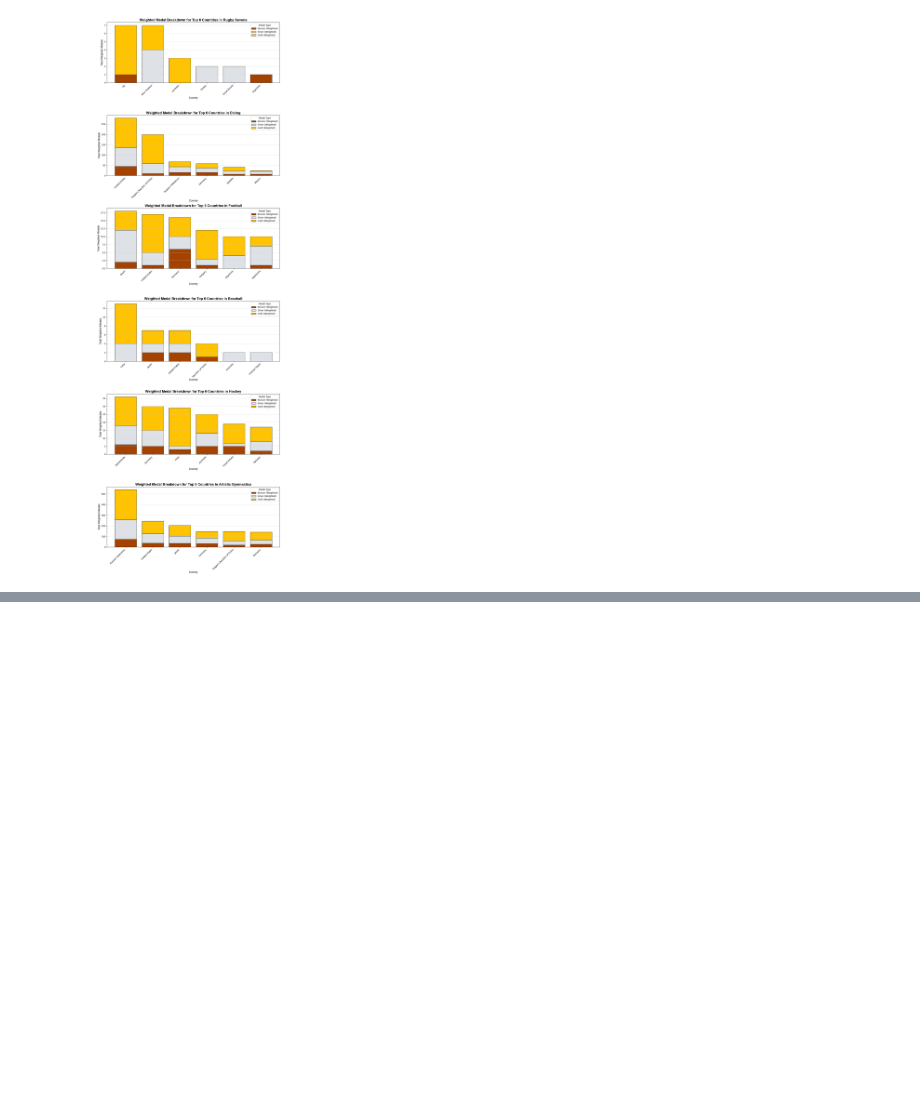
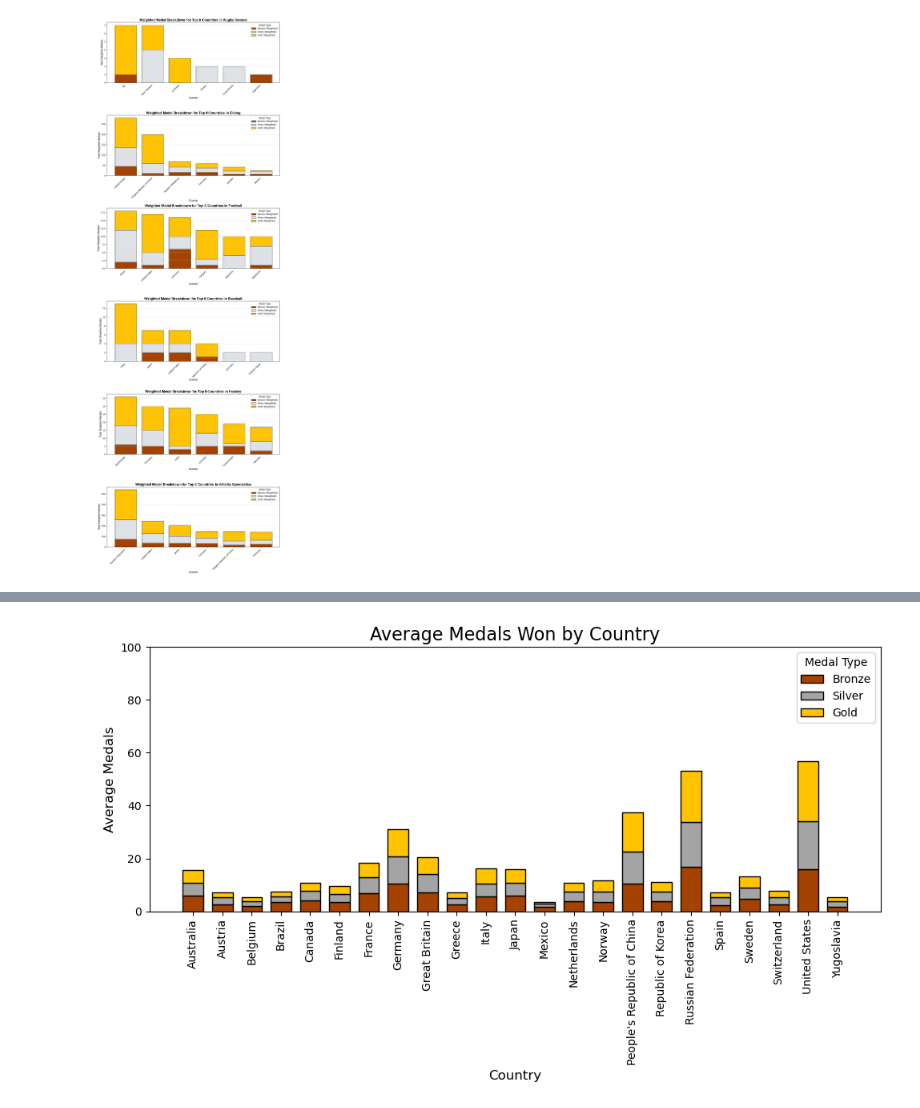
Before and after one commit to Gartles20/Project-1-Group-5, a Jupyter notebook: dataframes_Thomas.ipynb, the cells around one changed output, grey strips where cells are left out. Drawn from its saved outputs; the diff is of its cells as text; code cells hidden in the pictures; blank space fills up the shorter version.

```diff
--- a/dataframes_Thomas.ipynb
+++ b/dataframes_Thomas.ipynb
@@ -375,0 +634,9 @@ plt.show()
+# %%
+df_country_totals = df_Medal_Tally.groupby("country").agg(
+    total_gold=("gold", "sum"),
+    total_silver=("silver", "sum"),
+    total_bronze=("bronze", "sum"),
+    total_medals=("total", "sum"),
+    times_competed=("edition", "count")
+).reset_index()
+df_country_totals.head()
@@ -375,0 +650,76 @@ plt.show()
+# %%
+# Calculate average medals per hosting for each type
+df_country_totals["average_gold_a"] = df_country_totals["total_gold"] / df_country_totals["times_competed"]
+df_country_totals["average_silver_a"] = df_country_totals["total_silver"] / df_country_totals["times_competed"]
+df_country_totals["average_bronze_a"] = df_country_totals["total_bronze"] / df_country_totals["times_competed"]
+df_country_totals["average_total_a"] = df_country_totals["total_medals"] / df_country_totals["times_competed"]
+# %%
+# Filter df_country_totals to include only countries in df_home_medals
+filtered_countries = df_home_medals["country"].unique()
+df_country_totals_hosts = df_country_totals[df_country_totals["country"].isin(filtered_countries)]
+
+df_country_totals_hosts = df_country_totals_hosts.copy()
+
+# Medal weights for visualization (optional, adjust as needed)
+medal_weights = {
+    "gold": 1,
+    "silver": 1,
+    "bronze": 1
+}
+
+# Calculate weighted values
+df_country_totals_hosts["weighted_gold"] = df_country_totals_hosts["average_gold_a"] * medal_weights["gold"]
+df_country_totals_hosts["weighted_silver"] = df_country_totals_hosts["average_silver_a"] * medal_weights["silver"]
+df_country_totals_hosts["weighted_bronze"] = df_country_totals_hosts["average_bronze_a"] * medal_weights["bronze"]
+
+# Create the stacked bar chart
+x = np.arange(len(df_country_totals_hosts))  # Positions for the bars
+width = 0.7  # Width of the bars
+
+plt.figure(figsize=(10, 6))
+
+# Bronze bars
+plt.bar(
+    x,
+    df_country_totals_hosts["weighted_bronze"],
+    color="#a44200",
+    label="Bronze",
+    edgecolor="black",
+    width=width
+)
+
+# Silver bars
+plt.bar(
+    x,
+    df_country_totals_hosts["weighted_silver"],
+    bottom=df_country_totals_hosts["weighted_bronze"],
+    color="#A4A4A4",
+    label="Silver",
+    edgecolor="black",
+    width=width
+)
+
+# Gold bars
+plt.bar(
+    x,
+    df_country_totals_hosts["weighted_gold"],
+    bottom=(df_country_totals_hosts["weighted_bronze"] + df_country_totals_hosts["weighted_silver"]),
+    color="#ffc300",
+    label="Gold",
+    edgecolor="black",
+    width=width
+)
+
+# Customize the chart
+plt.title("Average Medals Won by Country", fontsize=16)
+plt.xlabel("Country", fontsize=12)
+plt.ylabel("Average Medals", fontsize=12)
+plt.xticks(x, df_country_totals_hosts["country"], rotation=90, fontsize=10)
+plt.legend(title="Medal Type")
+plt.ylim(0, 100)
+plt.tight_layout()
+
+# Show the plot
+plt.show()
+# %% [output]
+[figure, added]
```
Also changed, not shown: parts of 43 cells of this notebook, 1 other file.
